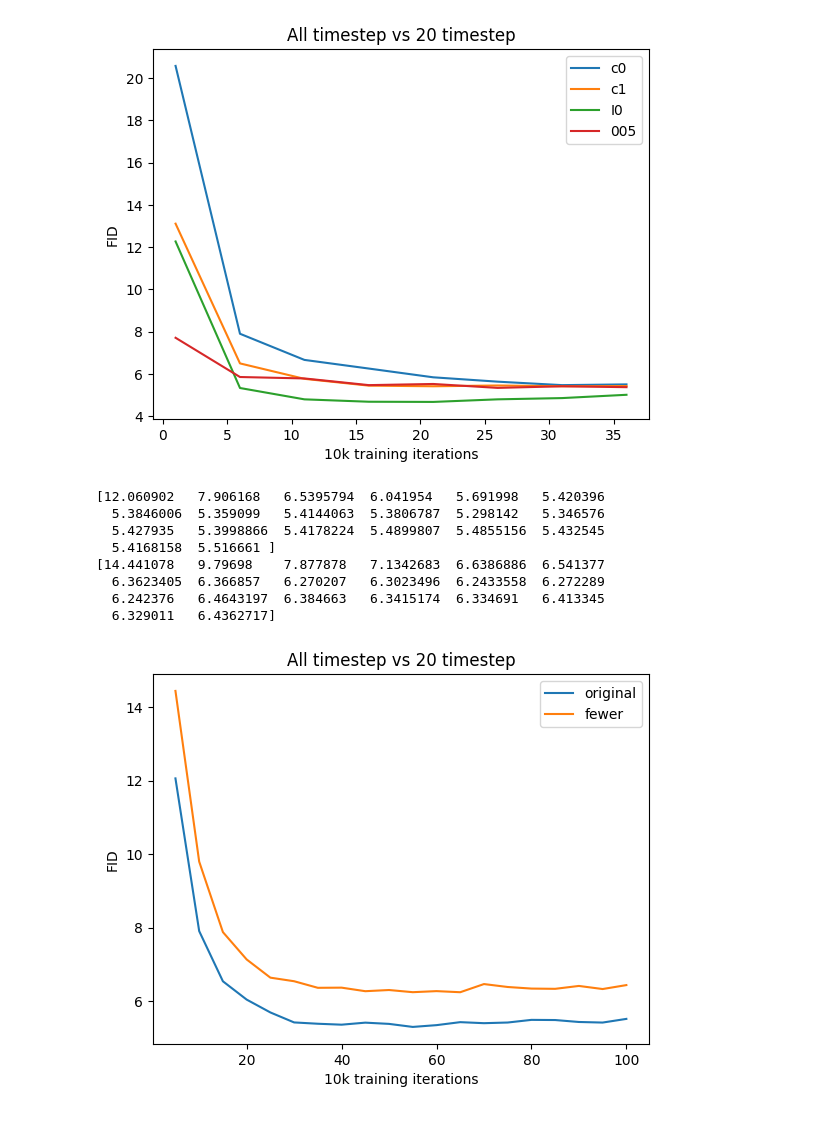
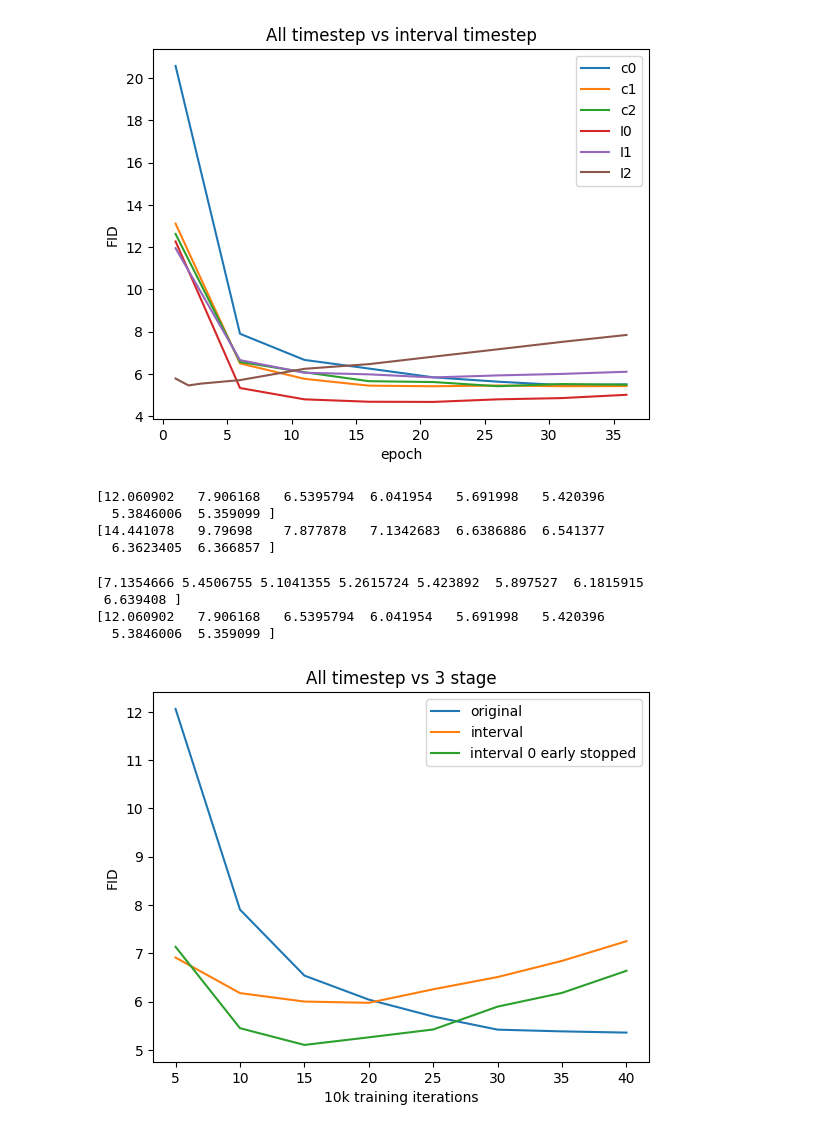
Before and after one commit to LucasYFL/dpm-solver, a Jupyter notebook: example_v2/score_sde_pytorch/jupyter/FID_plot.ipynb, the cells around one changed output. Cells and saved outputs as stored; diff of their text form; code cells hidden in the pictures.

Commit message:
interval loss weight

```diff
--- a/example_v2/score_sde_pytorch/jupyter/FID_plot.ipynb
+++ b/example_v2/score_sde_pytorch/jupyter/FID_plot.ipynb
@@ -49,51 +64,70 @@ print(d005)
 # %%
 
 import matplotlib.pyplot as plt
-y = list(range(1,40,5))
+i2 = []
+y2 = list(range(1,4))+list(range(6,41,5))
+for i in y2:
+    i2.append(np.load(os.path.join(i2p,"report_{}.npz".format(i)))['fid'])
+i2 = np.array(i2)
+
+y = list(range(1,41,5))
 plt.plot(y,c0,label='c0')
 plt.plot(y,c1,label='c1')
+plt.plot(y,c2,label='c2')
 plt.plot(y,i0,label='I0')
-plt.plot(y,d005,label='005')
-#plt.plot(y,i1,label='I1')
+#plt.plot(y,d005,label='t005')
+plt.plot(y,i1,label='I1')
+plt.plot(y2,i2,label='I2')
+
 plt.legend()
-plt.xlabel("10k training iterations")
+#plt.xlabel("10k training iterations")
+plt.xlabel("epoch")
 plt.ylabel("FID")
-plt.title("All timestep vs 20 timestep")
+plt.title("All timestep vs interval timestep")
 plt.show()
 # %% [output]
-[figure, old version]
+[figure, new version]
 # %%
-dpm_ori_path = "./experiments/dpm/eval/"
-dpm_fewer_path = "./experiments/dpm_fewer/eval/"
+dpm_ori_path = "../experiments/dpm/eval/"
+dpm_fewer_path = "../experiments/dpm_fewer/eval/"
 dpm_ori = []
 dpm_fewer = []
-for i in range(5,105,5):
+allcp = os.path.join(rootp,'intervalA')
+allc = []
+for i in range(5,41,5):
     a = np.load(dpm_ori_path+"report_{}.npz".format(i))
     dpm_ori.append(a['fid'])
     b = np.load(dpm_fewer_path+"report_{}.npz".format(i))
     dpm_fewer.append(b['fid'])
+    all.append(np.load(os.path.join(allp,"report_{}.npz".format(i)))['fid'])
+    allc.append(np.load(os.path.join(allcp,"report_{}.npz".format(i)))['fid'])
 dpm_ori = np.array(dpm_ori)
 dpm_fewer = np.array(dpm_fewer)
+all = np.array(all)
+allc = np.array(allc)
 print(dpm_ori)
 print(dpm_fewer)
 # %% [output]
 [12.060902   7.906168   6.5395794  6.041954   5.691998   5.420396
-  5.3846006  5.359099   5.4144063  5.3806787  5.298142   5.346576
-  5.427935   5.3998866  5.4178224  5.4899807  5.4855156  5.432545
-  5.4168158  5.516661 ]
+  5.3846006  5.359099 ]
 [14.441078   9.79698    7.877878   7.1342683  6.6386886  6.541377
-  6.3623405  6.366857   6.270207   6.3023496  6.2433558  6.272289
-  6.242376   6.4643197  6.384663   6.3415174  6.334691   6.413345
-  6.329011   6.4362717]
+  6.3623405  6.366857 ]
 # %%
 import matplotlib.pyplot as plt
-y = list(range(5,105,5))
+y = list(range(5,41,5))
 plt.plot(y,dpm_ori,label='original')
-plt.plot(y,dpm_fewer,label='fewer')
+plt.plot(y,all,label='interval')
+plt.plot(y,allc,label='interval 0 early stopped')
+print(allc)
+print(dpm_ori)
 plt.legend()
 plt.xlabel("10k training iterations")
 plt.ylabel("FID")
-plt.title("All timestep vs 20 timestep")
+plt.title("All timestep vs 3 stage")
 plt.show()
 # %% [output]
+[7.1354666 5.4506755 5.1041355 5.2615724 5.423892  5.897527  6.1815915
+ 6.639408 ]
+[12.060902   7.906168   6.5395794  6.041954   5.691998   5.420396
+  5.3846006  5.359099 ]
-[figure, old version]
+[figure, new version]
```
Also changed, not shown: parts of 1 cell of this notebook, 23 other files.
